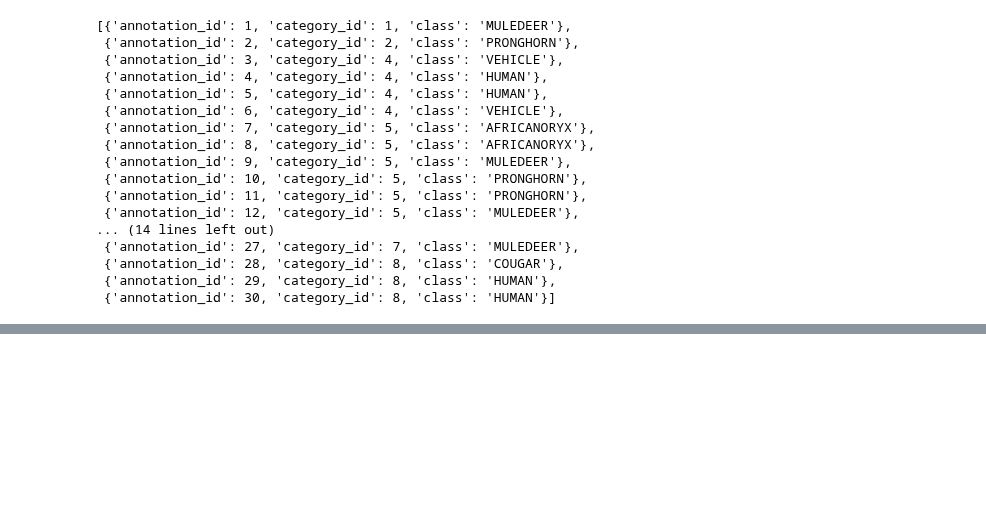
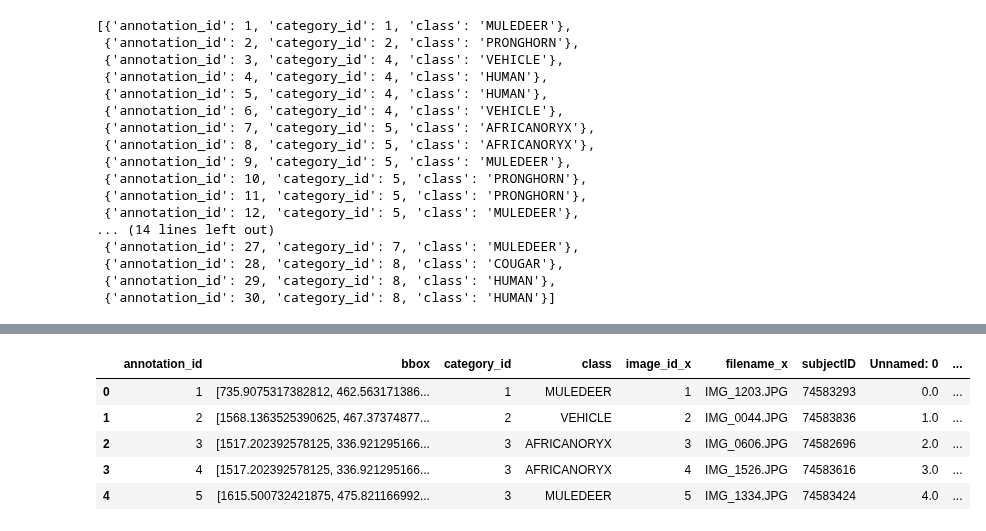
Before and after one commit to rowanoaktree/WildSouthwest, a Jupyter notebook: Scratch/sev_zooniverse2COCO.ipynb, the cells around one changed output, grey strips where cells are left out. Cells and saved outputs as stored; diff of their text form; code cells hidden in the pictures; blank space fills up the shorter version.

Commit message:
add camera ID in scratch

```diff
--- a/Scratch/sev_zooniverse2COCO.ipynb
+++ b/Scratch/sev_zooniverse2COCO.ipynb
@@ -15,7 +15,7 @@ import datetime
 from collections import OrderedDict
 
 #Load data
-path = r"/Users/rowanconverse/Library/CloudStorage/OneDrive-UniversityofNewMexico/Projects/CameraTraps/CleanLabelsForDistancePaper/sevilleta_clean.csv"
+path = r"/Users/rowanconverse/Library/CloudStorage/OneDrive-UniversityofNewMexico/Projects/CameraTraps/Labels/sevilleta-nwr-survey-classifications.csv"
 zooniverse = pd.read_csv(path)
 # %%
 ###Annotations: import ID, Image ID, Category ID, bounding boxes (x,y, width, height).
@@ -25,6 +25,7 @@ categories = {}
 
 for i in range(len(zooniverse)):
   image_id = None
+  subject = zooniverse.subject_ids[i]
   imgrow = json.loads(zooniverse.subject_data[i])
   for key in imgrow.keys():
       name = imgrow[key]["Filename"]
@@ -57,6 +58,7 @@ for i in range(len(zooniverse)):
         'category_id': category_id,
         'class': label,
         'image_id': image_id,
-        'filename': name
+        'filename': name,
+        'subjectID': subject
       }
       annos.append(annotation)
@@ -117,3 +139,7 @@ annos
  {'annotation_id': 28, 'category_id': 8, 'class': 'COUGAR'},
  {'annotation_id': 29, 'category_id': 8, 'class': 'HUMAN'},
  {'annotation_id': 30, 'category_id': 8, 'class': 'HUMAN'}]
+# %%
+#load camera ID
+camID = pd.read_csv(r'/Users/rowanconverse/Library/CloudStorage/OneDrive-UniversityofNewMexico/Projects/CameraTraps/Labels/camerainfo')
+camID.head()
@@ -119,0 +153,3 @@ annos
+# %%
+sev = pd.DataFrame(annos)
+sev.head()
@@ -119,0 +163,10 @@ annos
+# %%
+addcams = pd.merge(sev, camID, how='left', left_on=["subjectID"], right_on=["image_id"])
+addcams.head()
+# %% [output]
+|  | annotation_id | bbox | category_id | class | image_id_x | filename_x | subjectID | Unnamed: 0 | ... |
+| 0 | 1 | [735.9075317382812, 462.563171386... | 1 | MULEDEER | 1 | IMG_1203.JPG | 74583293 | 0.0 | ... |
+| 1 | 2 | [1568.1363525390625, 467.37374877... | 2 | VEHICLE | 2 | IMG_0044.JPG | 74583836 | 1.0 | ... |
+| 2 | 3 | [1517.202392578125, 336.921295166... | 3 | AFRICANORYX | 3 | IMG_0606.JPG | 74582696 | 2.0 | ... |
+| 3 | 4 | [1517.202392578125, 336.921295166... | 3 | AFRICANORYX | 4 | IMG_1526.JPG | 74583616 | 3.0 | ... |
+| 4 | 5 | [1615.500732421875, 475.821166992... | 3 | MULEDEER | 5 | IMG_1334.JPG | 74583424 | 4.0 | ... |
```
Also changed, not shown: parts of 8 cells of this notebook.
